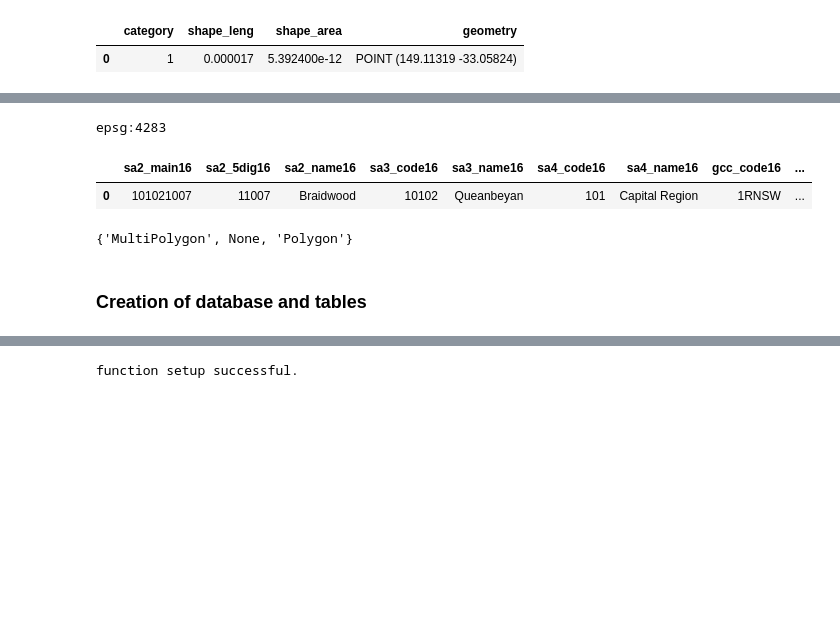
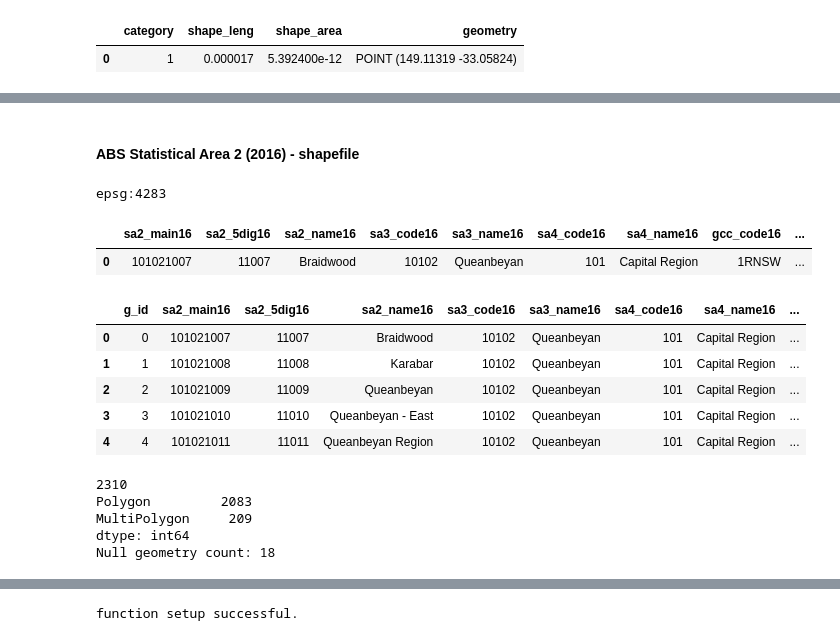
Before and after one commit to ew92/data2001_project, a Jupyter notebook: main.ipynb, the cells around one changed output, grey strips where cells are left out. Saved outputs shown, nothing was run; the diff lists cells and outputs as text; code cells hidden in the pictures; blank space fills up the shorter version.

```diff
--- a/main.ipynb
+++ b/main.ipynb
@@ -58,3 +83,5 @@ epsg:4283
+# %% [markdown]
+#### ABS Statistical Area 2 (2016) - shapefile
 # %%
 sa2_gdf = gpd.read_file('./data/1270055001_sa2_2016_aust_shape/SA2_2016_AUST.shp')
 print(sa2_gdf.crs) # Check EPSG / CRS -- 4283 = GDA94
@@ -64,9 +91,26 @@ sa2_gdf.head(1)
 epsg:4283
 |  | sa2_main16 | sa2_5dig16 | sa2_name16 | sa3_code16 | sa3_name16 | sa4_code16 | sa4_name16 | gcc_code16 | ... |
 | 0 | 101021007 | 11007 | Braidwood | 10102 | Queanbeyan | 101 | Capital Region | 1RNSW | ... |
-# %%
-set(sa2_gdf.geometry.type)
-# %% [output]
-{'MultiPolygon', None, 'Polygon'}
-# %% [markdown]
-### Creation of database and tables
+# %%
+# Recreate incrementing 'gid' (0 index)
+sa2_gdf.insert(loc=0, column='g_id', value=sa2_gdf.index)
+sa2_gdf.head()
+# %% [output]
+|  | g_id | sa2_main16 | sa2_5dig16 | sa2_name16 | sa3_code16 | sa3_name16 | sa4_code16 | sa4_name16 | ... |
+| 0 | 0 | 101021007 | 11007 | Braidwood | 10102 | Queanbeyan | 101 | Capital Region | ... |
+| 1 | 1 | 101021008 | 11008 | Karabar | 10102 | Queanbeyan | 101 | Capital Region | ... |
+| 2 | 2 | 101021009 | 11009 | Queanbeyan | 10102 | Queanbeyan | 101 | Capital Region | ... |
+| 3 | 3 | 101021010 | 11010 | Queanbeyan - East | 10102 | Queanbeyan | 101 | Capital Region | ... |
+| 4 | 4 | 101021011 | 11011 | Queanbeyan Region | 10102 | Queanbeyan | 101 | Capital Region | ... |
+# %%
+# Check geometries
+print(len(sa2_gdf))
+print(sa2_gdf.geometry.type.value_counts())
+no_geoms_sa2 = sum(sa2_gdf.geometry.type.isna())
+print(f'Null geometry count: {no_geoms_sa2}')
+# %% [output]
+2310
+Polygon         2083
+MultiPolygon     209
+dtype: int64
+Null geometry count: 18
```
Also changed, not shown: parts of 57 cells of this notebook, 3 other files.
